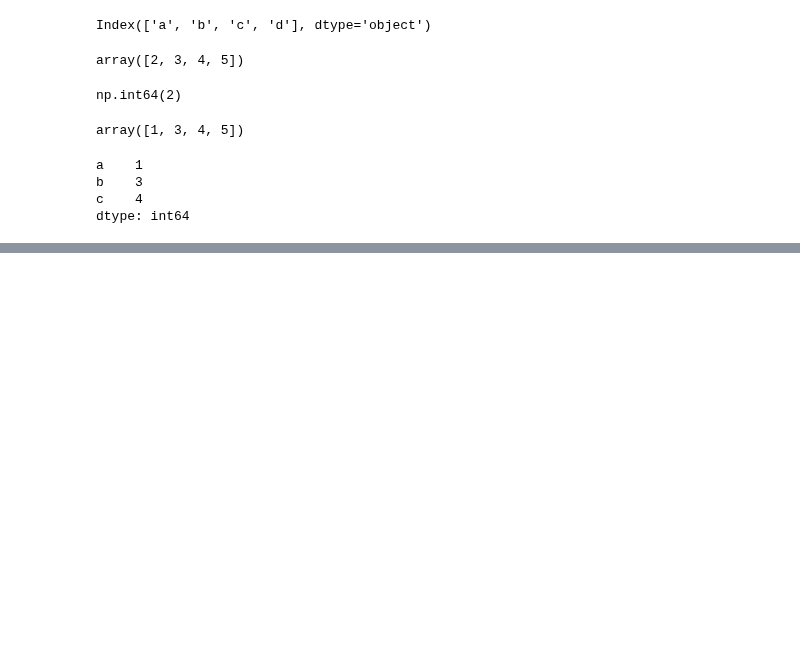
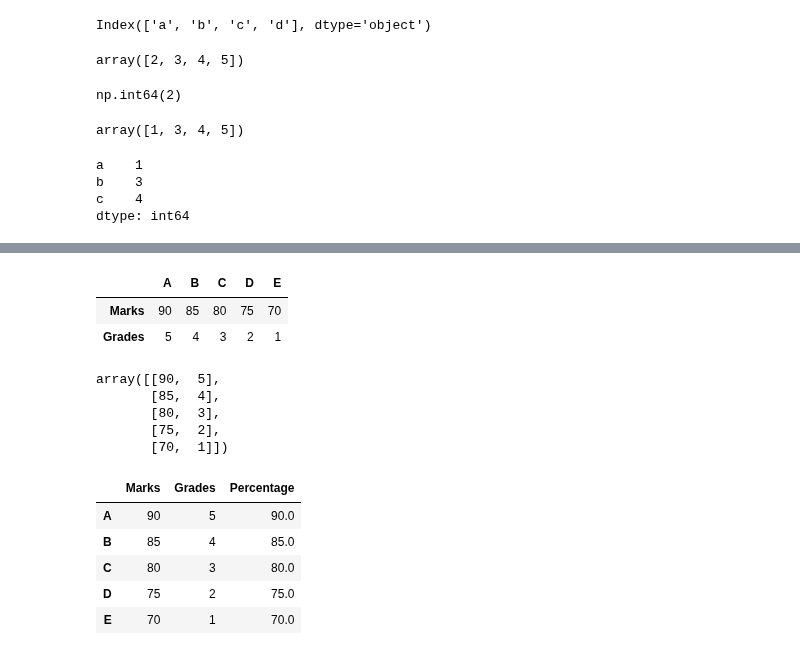
Before and after one commit to BalaSaiKoundinya5/Master-Python-Zero-to-Hero, a Jupyter notebook: Mastering Python Zero to Hero.ipynb, the cells around one changed output, grey strips where cells are left out. Cells and saved outputs as stored; diff of their text form; code cells hidden in the pictures; blank space fills up the shorter version.

```diff
--- a/Mastering Python Zero to Hero.ipynb
+++ b/Mastering Python Zero to Hero.ipynb
@@ -2242,3 +2242,9 @@ a    1
 b    3
 c    4
 dtype: int64
+# %%
+grades_dict = {"A":5,"B":4,"C":3,"D":2,"E":1}
+grades = pd.Series(grades_dict)
+# %%
+marks_dict = {"A":90,"B":85,"C":80,"D":75,"E":70}
+marks = pd.Series(marks_dict)
@@ -2244,0 +2267,2 @@ dtype: int64
+# %%
+D = pd.DataFrame({'Marks':marks,'Grades':grades})
@@ -2244,0 +2278,25 @@ dtype: int64
+# %%
+D.T
+# %% [output]
+|  | A | B | C | D | E |
+| Marks | 90 | 85 | 80 | 75 | 70 |
+| Grades | 5 | 4 | 3 | 2 | 1 |
+# %%
+D.values
+# %% [output]
+array([[90,  5],
+       [85,  4],
+       [80,  3],
+       [75,  2],
+       [70,  1]])
+# %%
+D['Percentage'] = (D['Marks']/100)*100
+# %%
+D
+# %% [output]
+|  | Marks | Grades | Percentage |
+| A | 90 | 5 | 90.0 |
+| B | 85 | 4 | 85.0 |
+| C | 80 | 3 | 80.0 |
+| D | 75 | 2 | 75.0 |
+| E | 70 | 1 | 70.0 |
```
Also changed, not shown: parts of 21 cells of this notebook.
